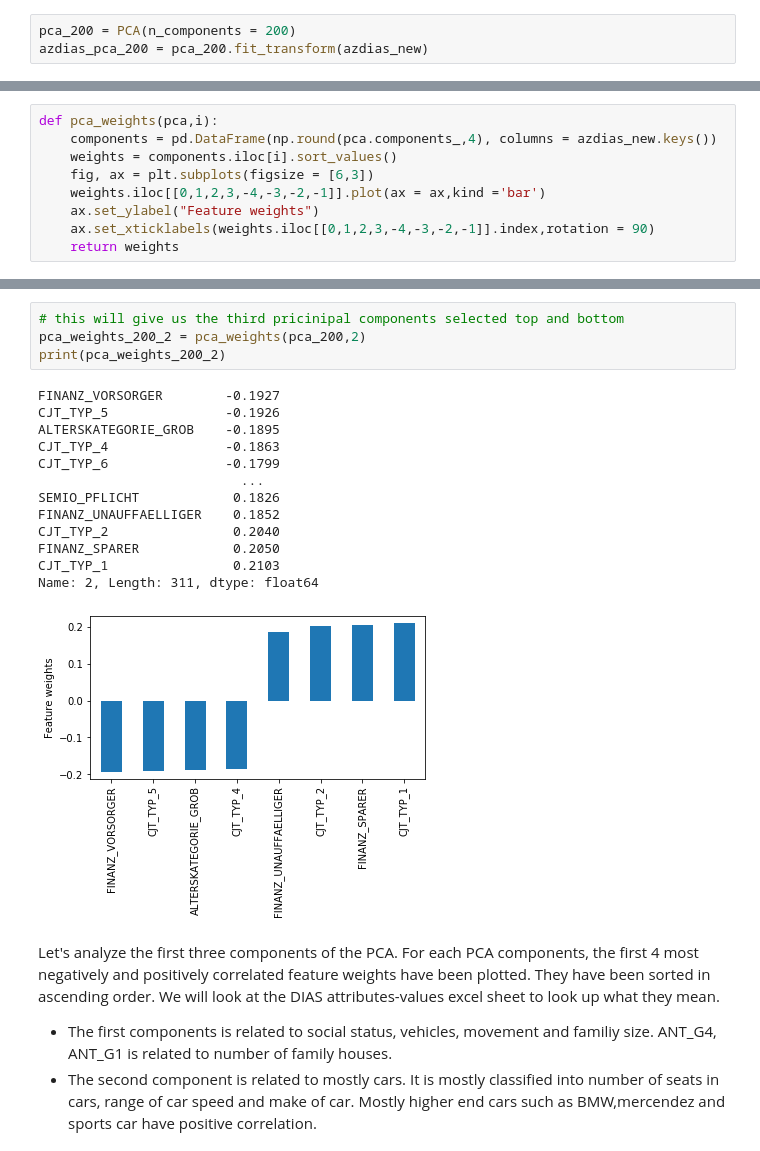
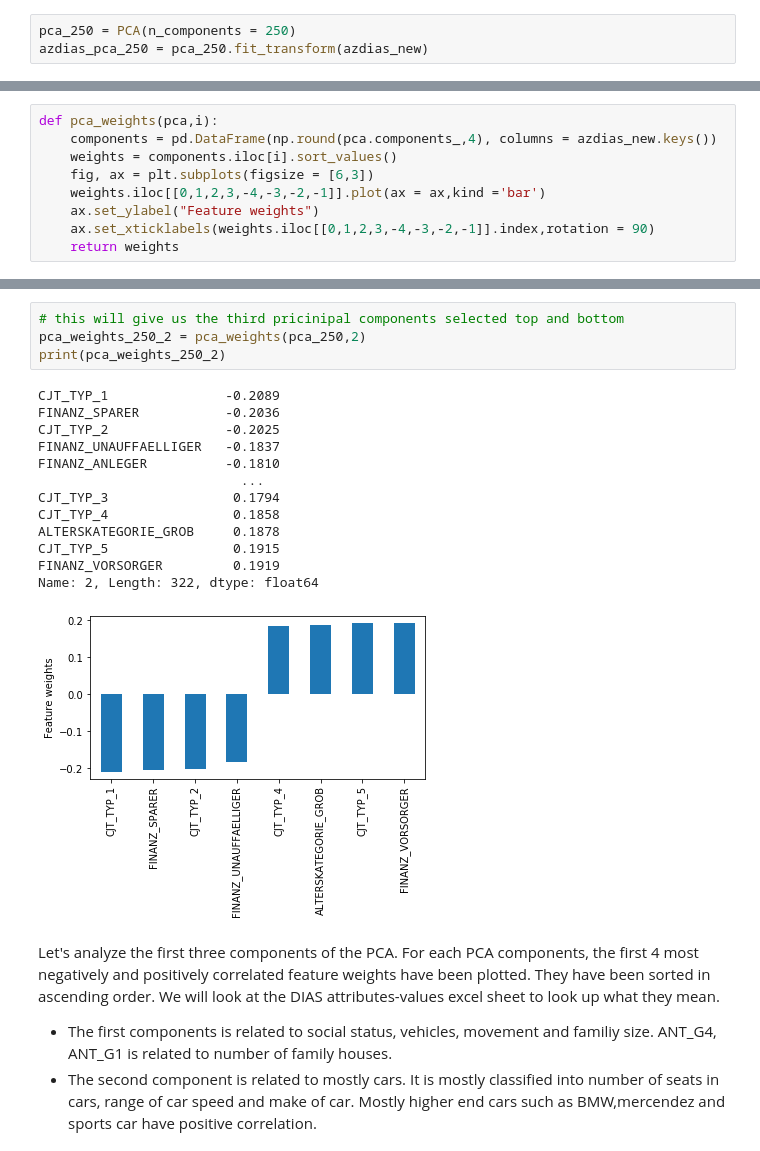
Before and after one commit to thapasun/udacity-DSND-capstone, a Jupyter notebook: Arvato Project Workbook.ipynb, the cells around one changed output, grey strips where cells are left out. Drawn from its saved outputs; the diff is of its cells as text.

```diff
--- a/Arvato Project Workbook.ipynb
+++ b/Arvato Project Workbook.ipynb
@@ -668,4 +728,4 @@ scree_plot(pca)
 # %%
-pca_200 = PCA(n_components = 200)
-azdias_pca_200 = pca_200.fit_transform(azdias_new)
+pca_250 = PCA(n_components = 250)
+azdias_pca_250 = pca_250.fit_transform(azdias_new)
 # %%
@@ -727,22 +791,22 @@ Name: 1, Length: 311, dtype: float64
 [figure]
 # %%
 # this will give us the third pricinipal components selected top and bottom
-pca_weights_200_2 = pca_weights(pca_200,2)
-print(pca_weights_200_2)
+pca_weights_250_2 = pca_weights(pca_250,2)
+print(pca_weights_250_2)
 # %% [output]
-FINANZ_VORSORGER        -0.1927
-CJT_TYP_5               -0.1926
-ALTERSKATEGORIE_GROB    -0.1895
-CJT_TYP_4               -0.1863
-CJT_TYP_6               -0.1799
+CJT_TYP_1               -0.2089
+FINANZ_SPARER           -0.2036
+CJT_TYP_2               -0.2025
+FINANZ_UNAUFFAELLIGER   -0.1837
+FINANZ_ANLEGER          -0.1810
                           ...
-SEMIO_PFLICHT            0.1826
-FINANZ_UNAUFFAELLIGER    0.1852
-CJT_TYP_2                0.2040
-FINANZ_SPARER            0.2050
-CJT_TYP_1                0.2103
-Name: 2, Length: 311, dtype: float64
+CJT_TYP_3                0.1794
+CJT_TYP_4                0.1858
+ALTERSKATEGORIE_GROB     0.1878
+CJT_TYP_5                0.1915
+FINANZ_VORSORGER         0.1919
+Name: 2, Length: 322, dtype: float64
-[figure, old version]
+[figure, new version]
 # %% [markdown]
 Let's analyze the first three components of the PCA. For each PCA components, the first 4 most negatively and positively correlated feature weights have been plotted. They have been sorted in ascending order. We will look at the DIAS attributes-values excel sheet to look up what they mean.
 * The first components is related to social status, vehicles, movement and familiy size. ANT_G4, ANT_G1 is related to number of family houses.
```
Also changed, not shown: parts of 77 cells of this notebook.
